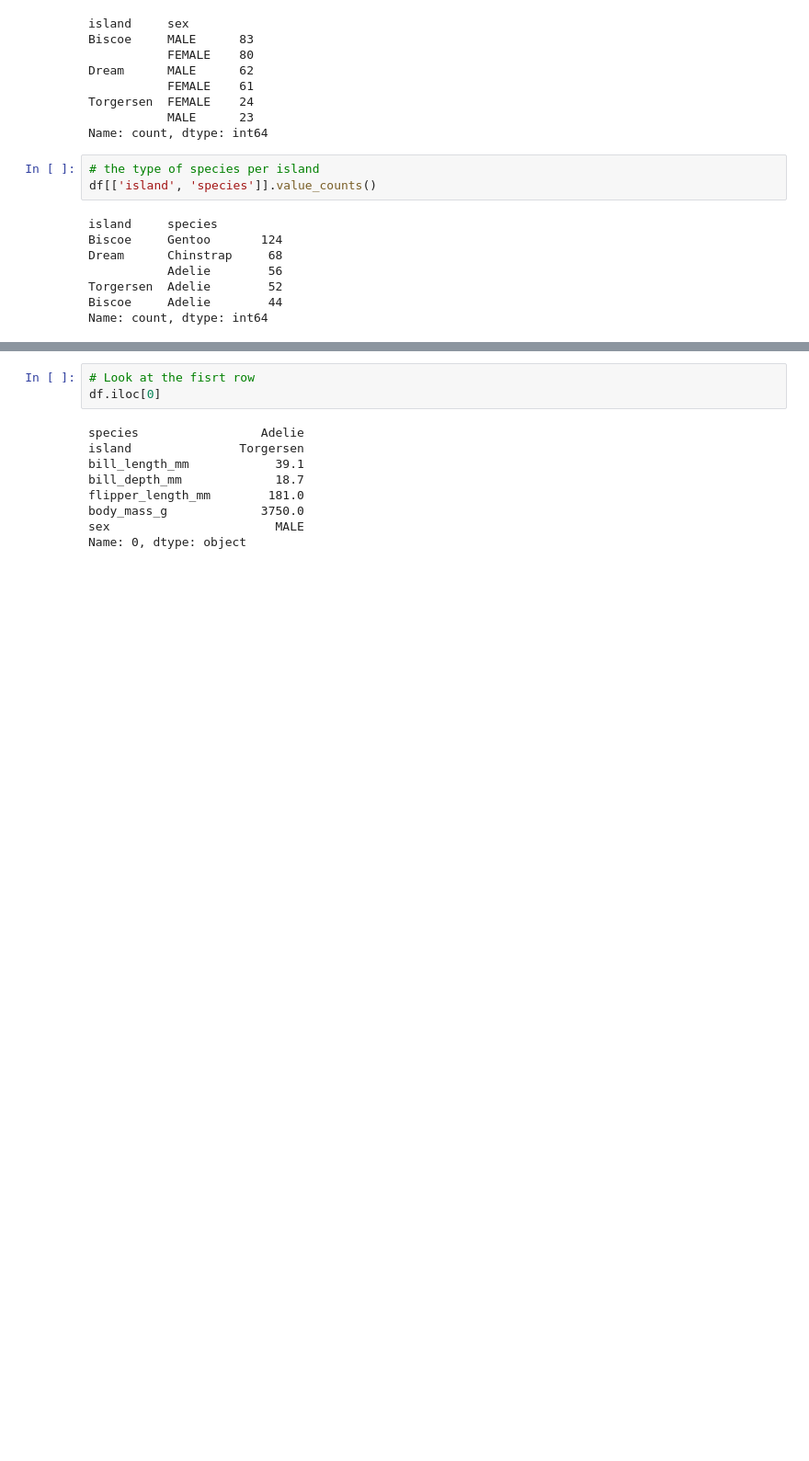
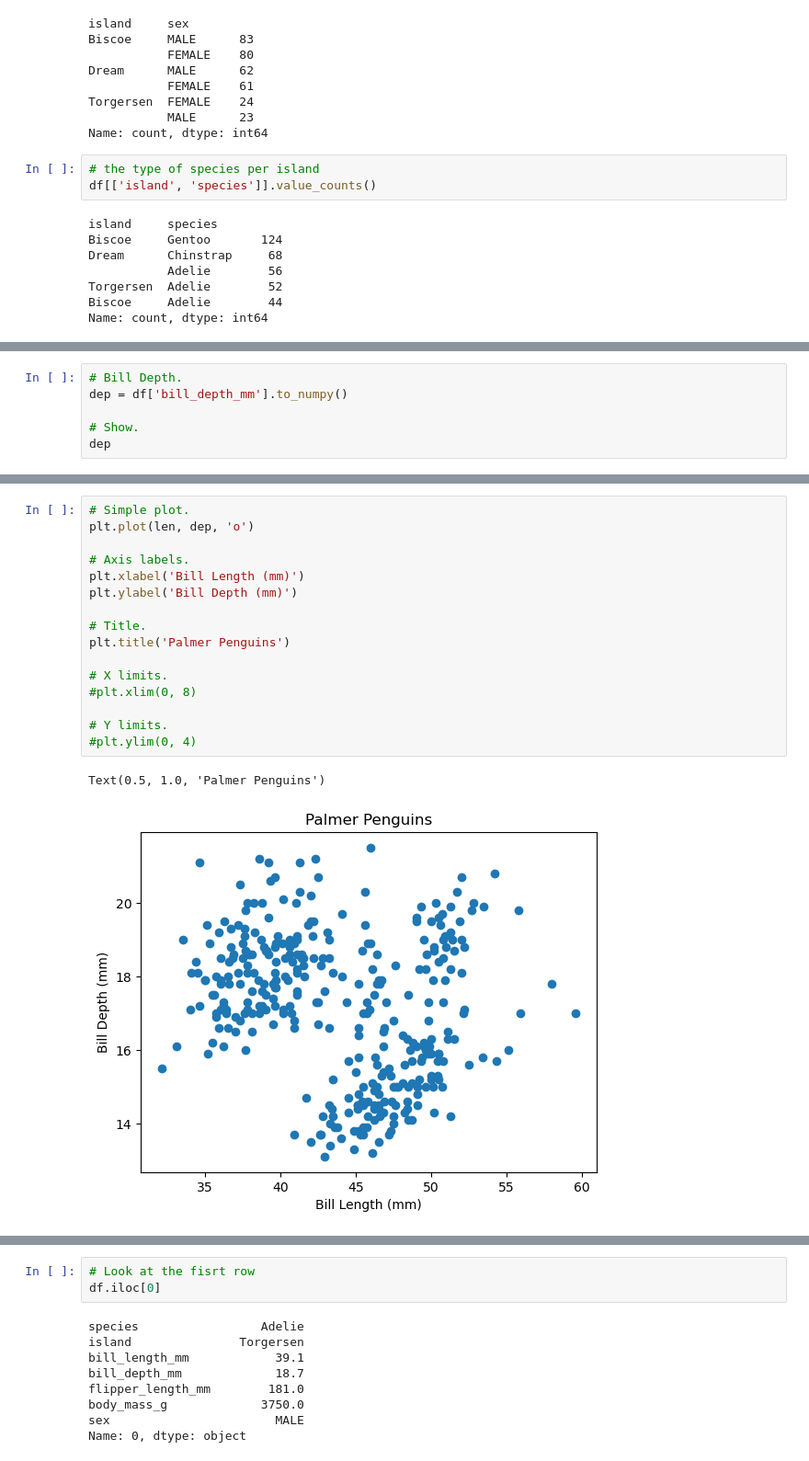
Before and after one commit to GabrielaDomiciano/myprojectPDA, a Jupyter notebook: penguins.ipynb, the cells around one changed output, grey strips where cells are left out. Shown at 92% size. Drawn from its saved outputs; the diff is of its cells as text; blank space fills up the shorter version.

Commit message:
penguins

```diff
--- a/penguins.ipynb
+++ b/penguins.ipynb
@@ -143,0 +193,6 @@ Name: count, dtype: int64
+# %%
+# Bill Depth.
+dep = df['bill_depth_mm'].to_numpy()
+
+# Show.
+dep
@@ -143,0 +217,19 @@ Name: count, dtype: int64
+# %%
+# Simple plot.
+plt.plot(len, dep, 'o')
+
+# Axis labels.
+plt.xlabel('Bill Length (mm)')
+plt.ylabel('Bill Depth (mm)')
+
+# Title.
+plt.title('Palmer Penguins')
+
+# X limits.
+#plt.xlim(0, 8)
+
+# Y limits.
+#plt.ylim(0, 4)
+# %% [output]
+Text(0.5, 1.0, 'Palmer Penguins')
+[figure, added]
```
Also changed, not shown: parts of 8 cells of this notebook.
